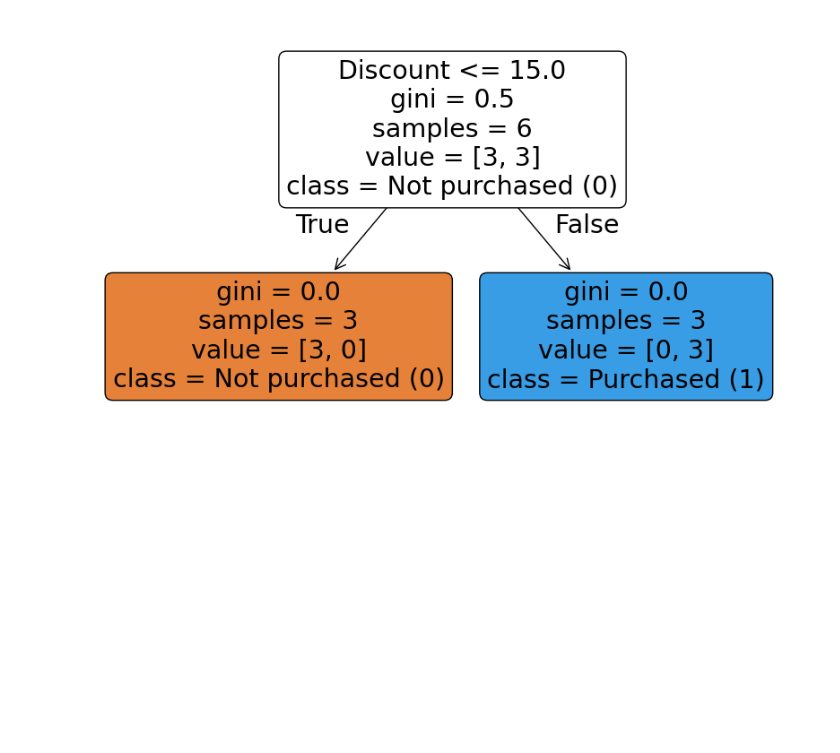
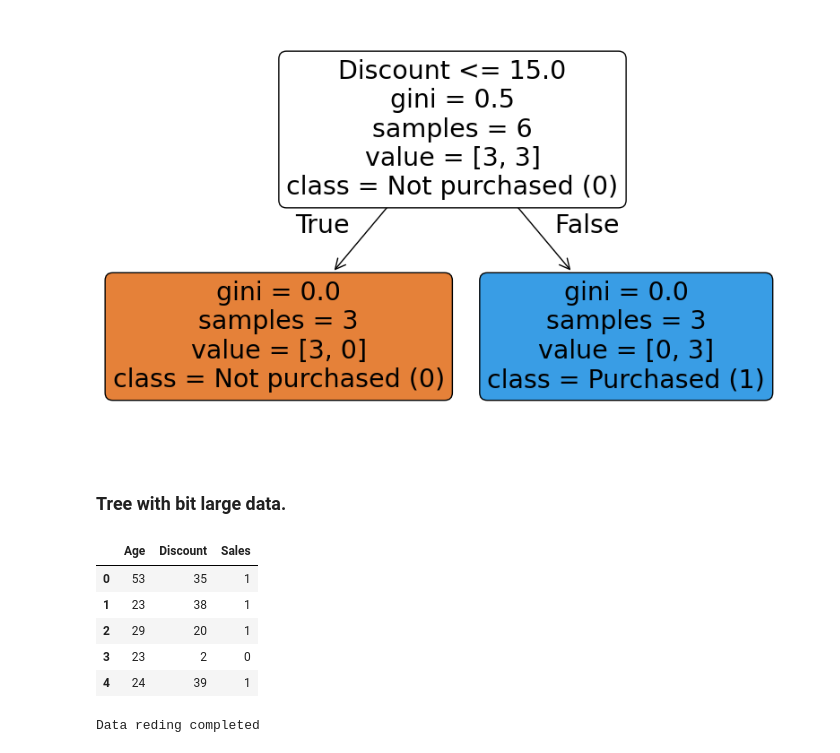
Before and after one commit to 87690ut/Python_Finall_Projects, a Jupyter notebook: ML_Journey/ML_day_3_decision_tree.ipynb, the cells around one changed output. Saved outputs shown, nothing was run; the diff lists cells and outputs as text; code cells hidden in the pictures; blank space fills up the shorter version.

```diff
--- a/ML_Journey/ML_day_3_decision_tree.ipynb
+++ b/ML_Journey/ML_day_3_decision_tree.ipynb
@@ -54,3 +54,24 @@ plot_tree(model,feature_names=['Age','Discount'],class_names=['Not purchased (0)
 plt.show()
 # %% [output]
 [figure]
+# %% [markdown]
+### Tree with bit large data.
+# %%
+age = np.random.randint(18,65,200)
+discount = np.random.randint(0,40,200)
+z = (age * 0.1) + (discount * 0.2) - 6
+probabilities = 1 / (1 + np.exp(-z))
+bought = (probabilities > 0.5).astype(int)
+df = pd.DataFrame({
+    'Age': age,
+    'Discount': discount,
+    'Sales': bought
+})
+df.head()
+# %% [output]
+|  | Age | Discount | Sales |
+| 0 | 53 | 35 | 1 |
+| 1 | 23 | 38 | 1 |
+| 2 | 29 | 20 | 1 |
+| 3 | 23 | 2 | 0 |
+| 4 | 24 | 39 | 1 |
@@ -56,0 +85,5 @@ plt.show()
+# %%
+models.fit(X_train,y_train)
+print("Data reding completed")
+# %% [output]
+Data reding completed
```
Also changed, not shown: parts of 6 cells of this notebook.
